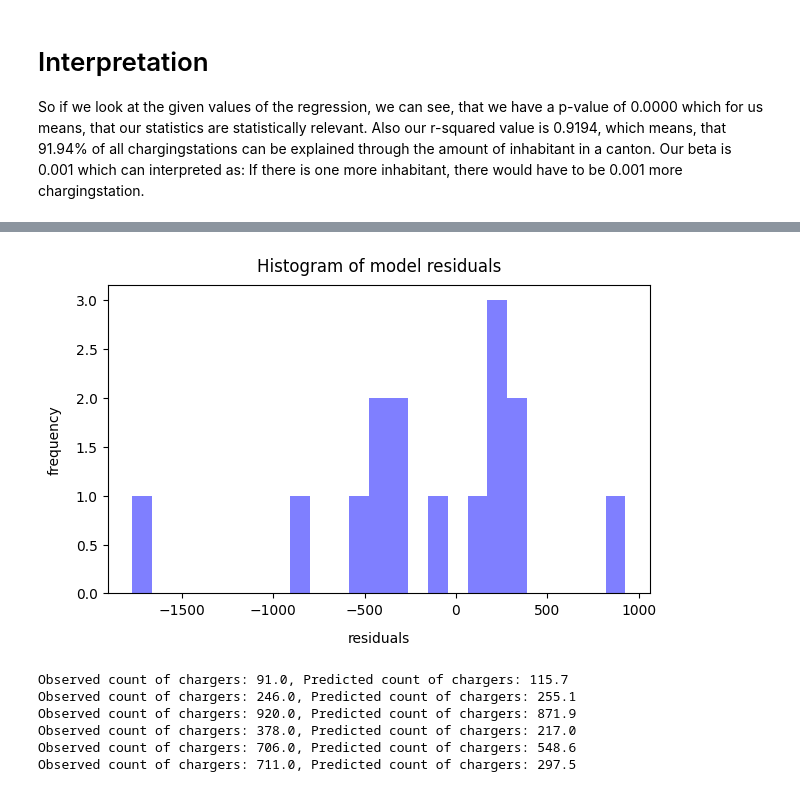
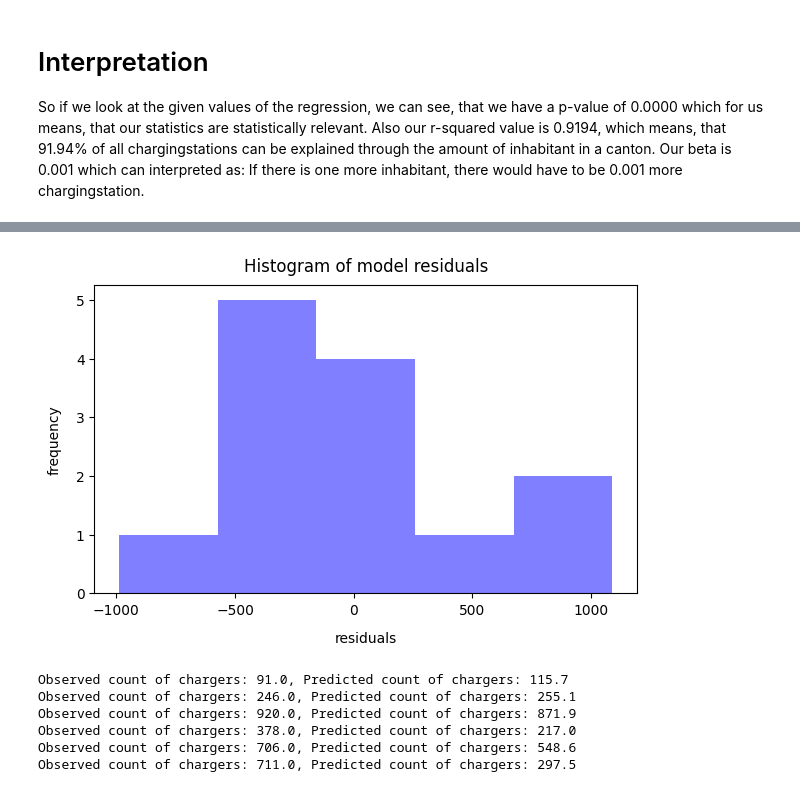
Before and after one commit to matissch/analytics_project, a Jupyter notebook: calculations_linear_regression.ipynb, the cells around one changed output, grey strips where cells are left out. Cells and saved outputs as stored; diff of their text form; code cells hidden in the pictures.

```diff
--- a/calculations_linear_regression.ipynb
+++ b/calculations_linear_regression.ipynb
@@ -197,21 +197,21 @@ dtype: float64
 # %%
 # Plot histogram of residuals
 fig = plt.figure( figsize=(7,4))
 n, bins, patches = plt.hist(x=residuals,
-                            bins=25,
+                            bins=5,
                             color='blue',
                             alpha=0.5
                    )
 
 # Set title and labels
 plt.xlabel('residuals', fontsize=10, labelpad=10)
 plt.ylabel('frequency', fontsize=10, labelpad=10)
 plt.title('Histogram of model residuals', fontsize=12, pad=10)
 
 # Show plot
 plt.show()
 # %% [output]
-[figure, old version]
+[figure, new version]
 # %%
 # Create model predictions for test data
 predicted = myfunc(X_test)
```
Also changed, not shown: parts of 1 cell of this notebook, 1 other file.
